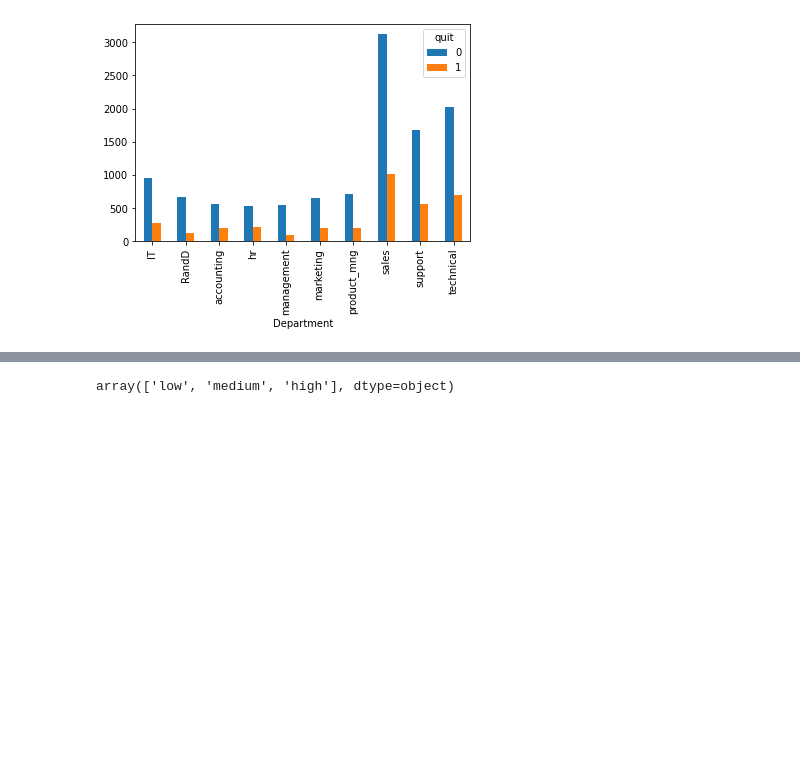
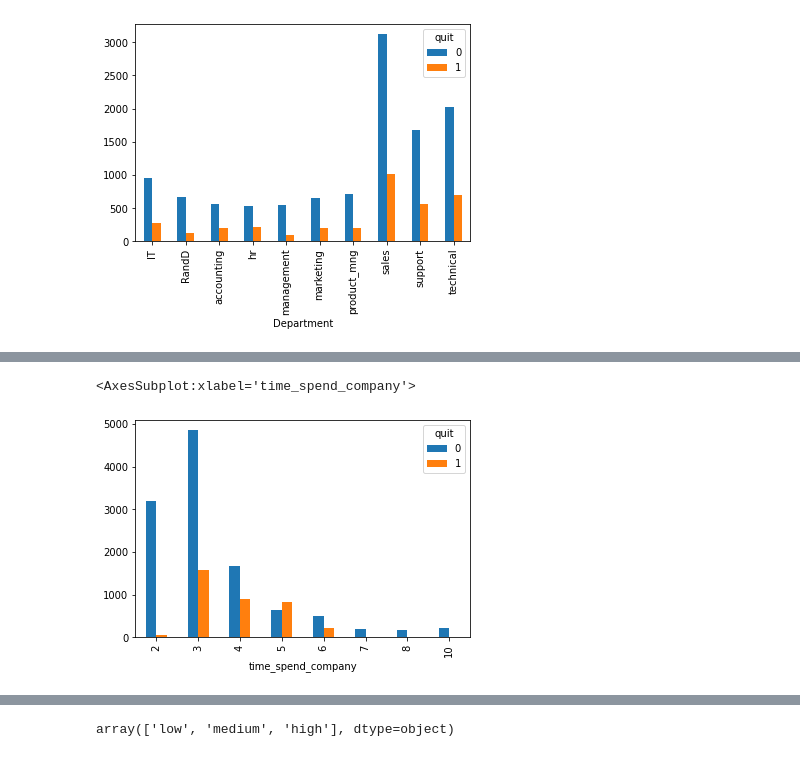
Before and after one commit to amarnathresearch/machinelearning, a Jupyter notebook: logistic/Logistic.ipynb, the cells around one changed output, grey strips where cells are left out. Drawn from its saved outputs; the diff is of its cells as text; code cells hidden in the pictures; blank space fills up the shorter version.

```diff
--- a/logistic/Logistic.ipynb
+++ b/logistic/Logistic.ipynb
@@ -212,0 +231,5 @@ pd.crosstab(df.Department,df.quit).plot(kind='bar')
+# %%
+pd.crosstab(df.time_spend_company, df.quit).plot(kind='bar')
+# %% [output]
+<AxesSubplot:xlabel='time_spend_company'>
+[figure, added]
```
Also changed, not shown: parts of 35 cells of this notebook.
